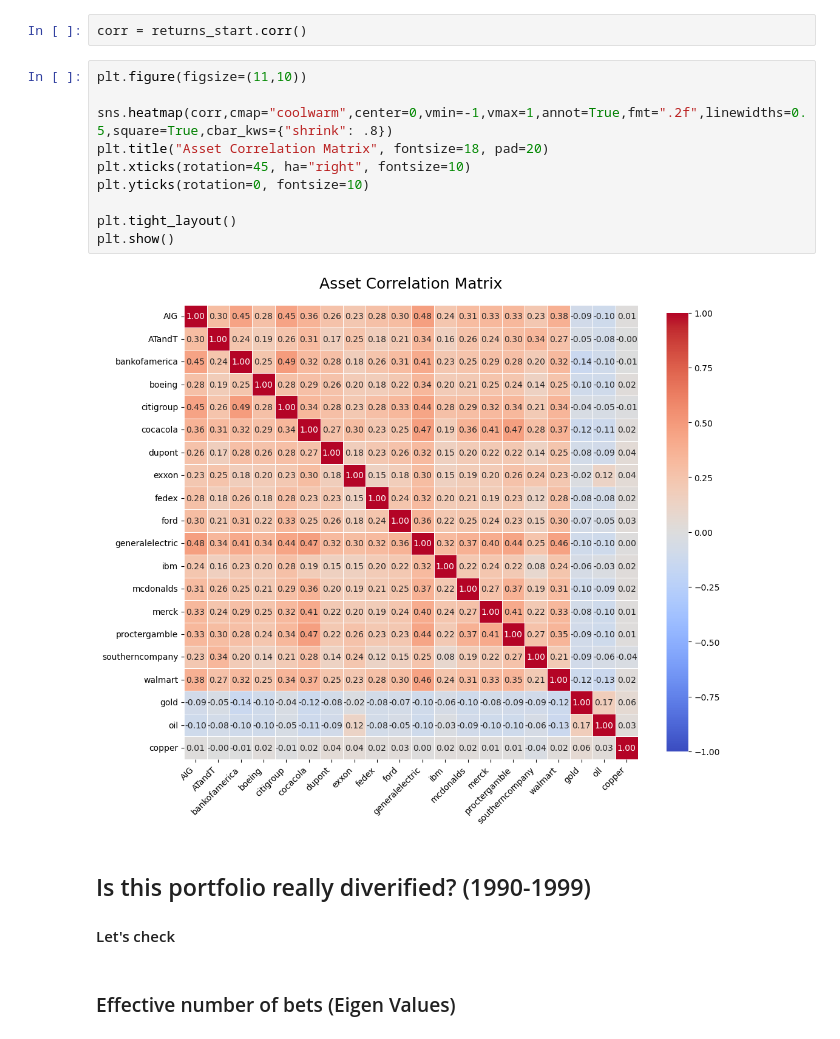
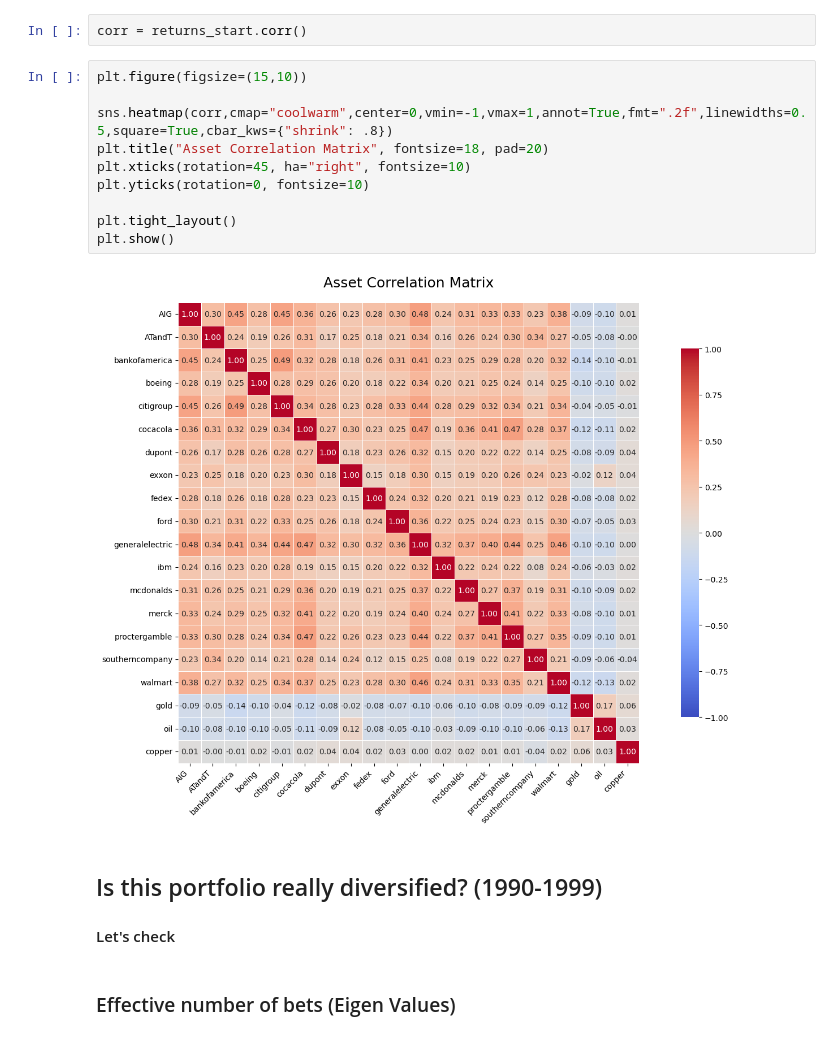
Before and after one commit to MatCuns/Covariance-Based-Dynamic-Risk-Parity-Portfolio-with-Volatility-Targeting, a Jupyter notebook: Dynamic_Risk_Parity_and_Volatility_Targeting.ipynb, the cells around one changed output. Drawn from its saved outputs; the diff is of its cells as text.

```diff
--- a/Dynamic_Risk_Parity_and_Volatility_Targeting.ipynb
+++ b/Dynamic_Risk_Parity_and_Volatility_Targeting.ipynb
@@ -188,19 +191,19 @@ returns_start.cov()
 # %%
 corr = returns_start.corr()
 # %%
-plt.figure(figsize=(11,10))
+plt.figure(figsize=(15,10))
 
 sns.heatmap(corr,cmap="coolwarm",center=0,vmin=-1,vmax=1,annot=True,fmt=".2f",linewidths=0.5,square=True,cbar_kws={"shrink": .8})
 plt.title("Asset Correlation Matrix", fontsize=18, pad=20)
 plt.xticks(rotation=45, ha="right", fontsize=10)
 plt.yticks(rotation=0, fontsize=10)
 
 plt.tight_layout()
 plt.show()
 # %% [output]
-[figure, old version]
+[figure, new version]
 # %% [markdown]
-## Is this portfolio really diverified? (1990-1999)
+## Is this portfolio really diversified? (1990-1999)
 #### Let's check
 # %% [markdown]
 ### Effective number of bets (Eigen Values)
```
Also changed, not shown: parts of 11 cells of this notebook.
